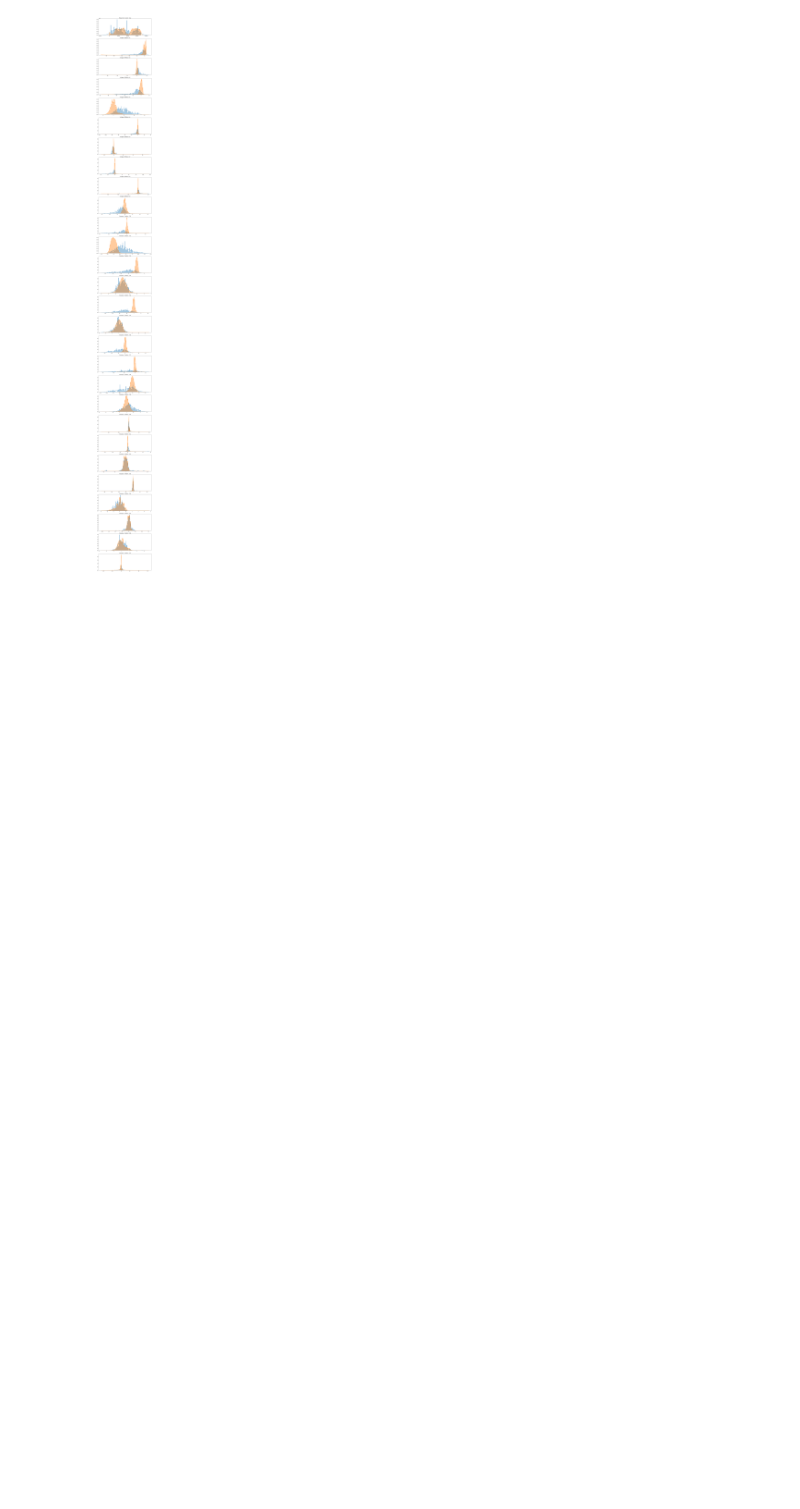
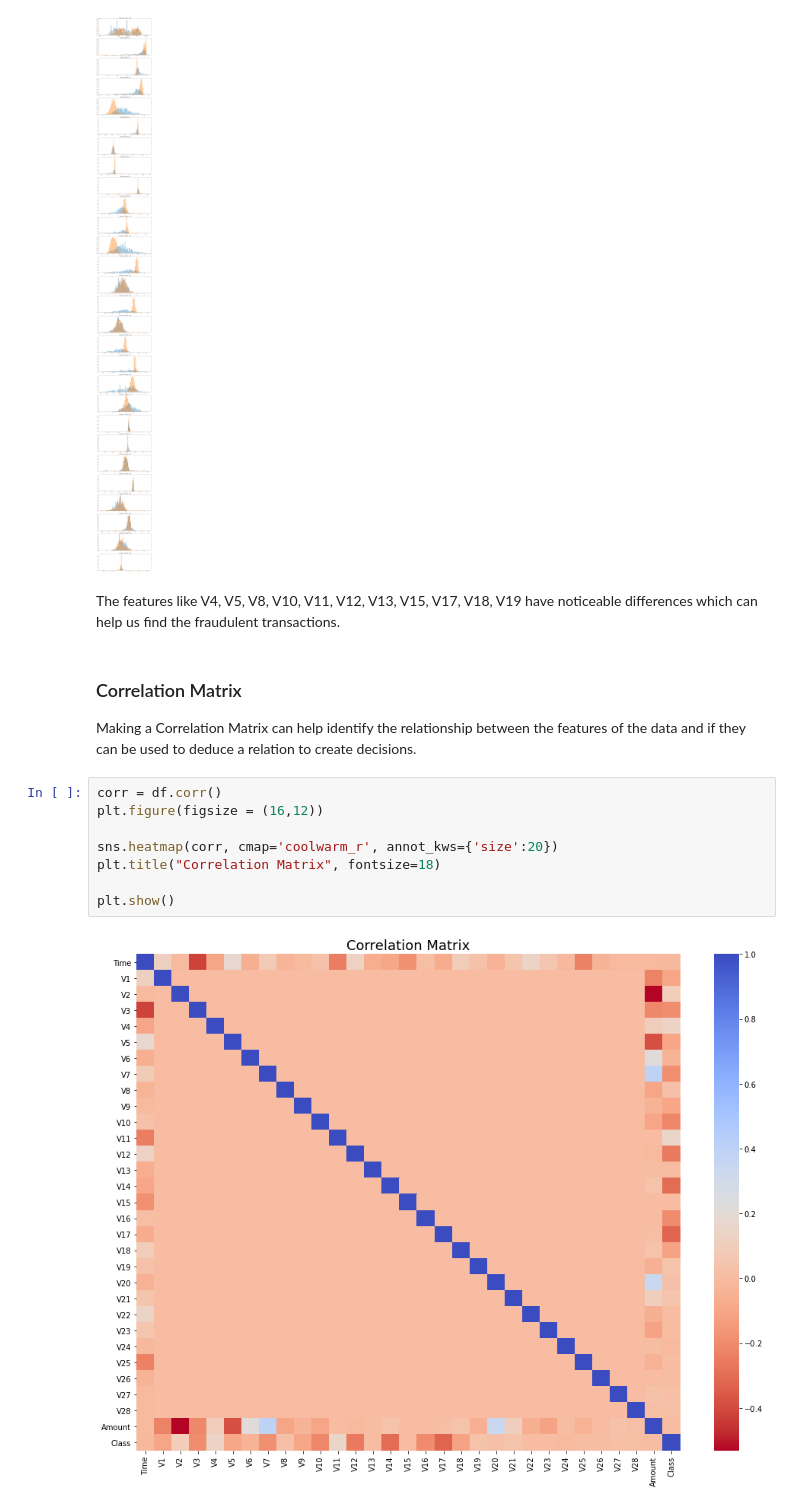
Before and after one commit to KunalGehlot/Predicting-Anamolies-in-Transactional-Data, a Jupyter notebook: src/main.ipynb, the cells around one changed output. Cells and saved outputs as stored; diff of their text form; blank space fills up the shorter version.

Commit message:
correlation

```diff
--- a/src/main.ipynb
+++ b/src/main.ipynb
@@ -153,3 +154,19 @@ for i, c in enumerate(df[features]):
 plt.show()
 # %% [output]
 [figure]
+# %% [markdown]
+The features like V4, V5, V8, V10, V11, V12, V13, V15, V17, V18, V19 have noticeable differences which can help us find the fraudulent transactions.
+# %% [markdown]
+### Correlation Matrix
+
+Making a Correlation Matrix can help identify the relationship between the features of the data and if they can be used to deduce a relation to create decisions.
+# %%
+corr = df.corr()
+plt.figure(figsize = (16,12))
+
+sns.heatmap(corr, cmap='coolwarm_r', annot_kws={'size':20})
+plt.title("Correlation Matrix", fontsize=18)
+
+plt.show()
+# %% [output]
+[figure, added]
```
Also changed, not shown: parts of 6 cells of this notebook.
